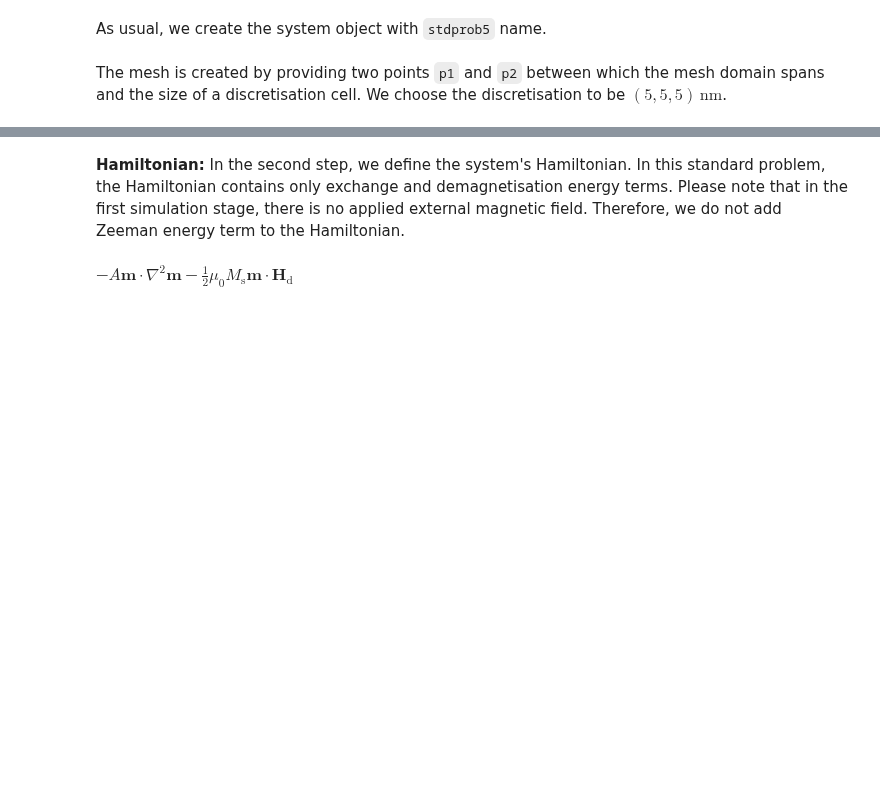
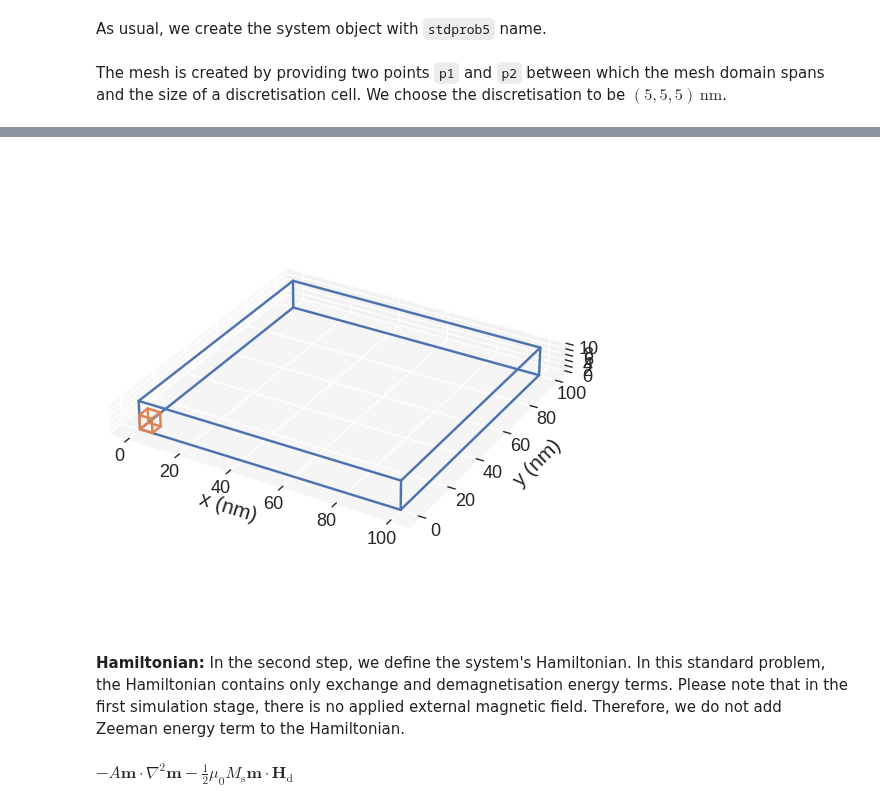
Before and after one commit to ubermag/tutorials, a Jupyter notebook: examples/09-tutorial-standard-problem5.ipynb, the cells around one changed output, grey strips where cells are left out. Drawn from its saved outputs; the diff is of its cells as text; code cells hidden in the pictures; blank space fills up the shorter version.

```diff
--- a/examples/09-tutorial-standard-problem5.ipynb
+++ b/examples/09-tutorial-standard-problem5.ipynb
@@ -54,5 +54,5 @@ The mesh is created by providing two points `p1` and `p2` between which the mesh
 # %%
 region = df.Region(p1=(0, 0, 0), p2=(lx, ly, lz))
 mesh = df.Mesh(region=region, cell=(dx, dy, dz))
-mesh.k3d()
+mesh.mpl()
 # %% [output]
@@ -60,3 +59,4 @@ mesh.k3d()
+[figure, added]
 # %% [markdown]
 **Hamiltonian:** In the second step, we define the system's Hamiltonian. In this standard problem, the Hamiltonian contains only exchange and demagnetisation energy terms. Please note that in the first simulation stage, there is no applied external magnetic field. Therefore, we do not add Zeeman energy term to the Hamiltonian.
 # %%
```
Also changed, not shown: parts of 7 cells of this notebook.
